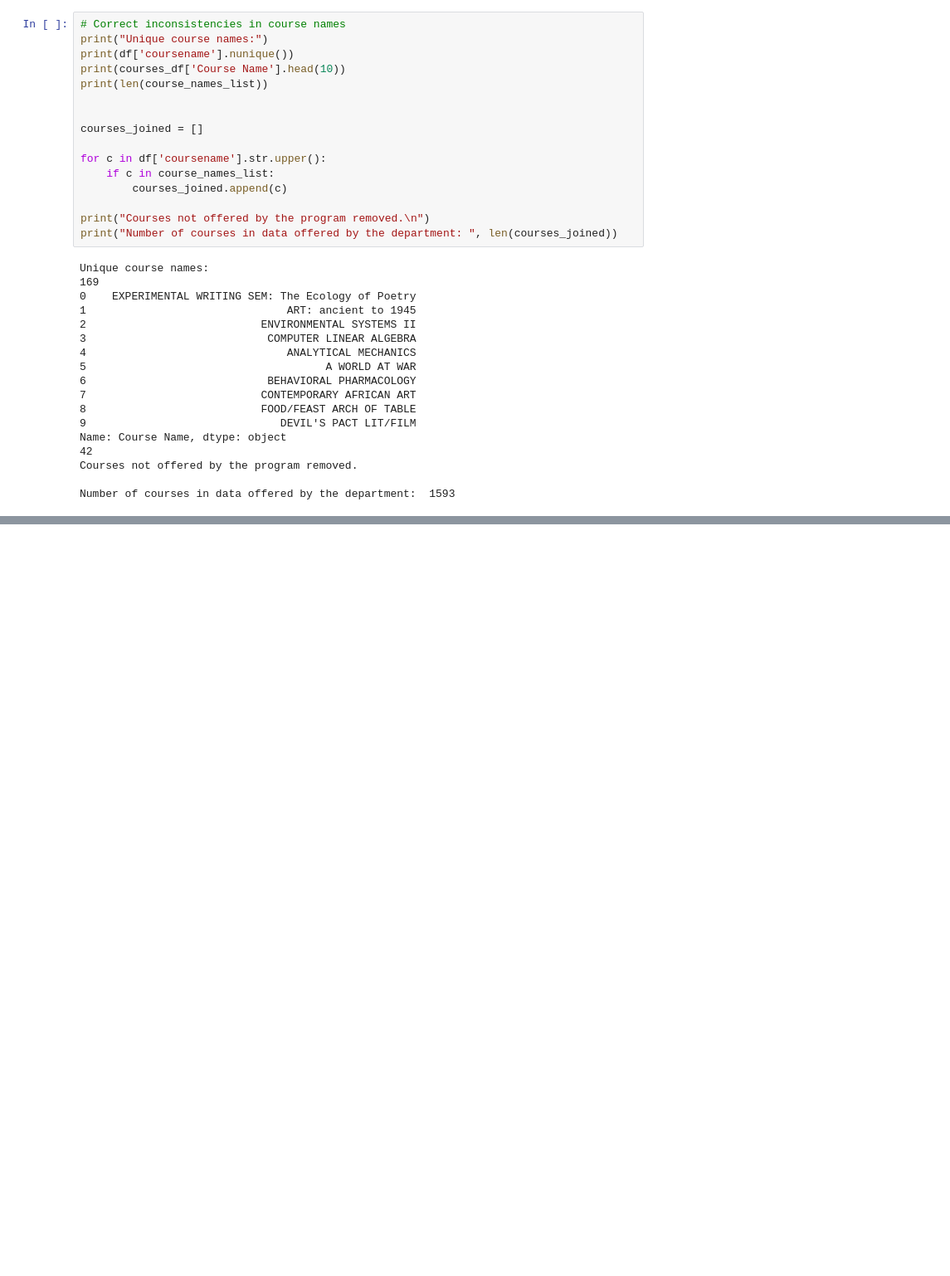
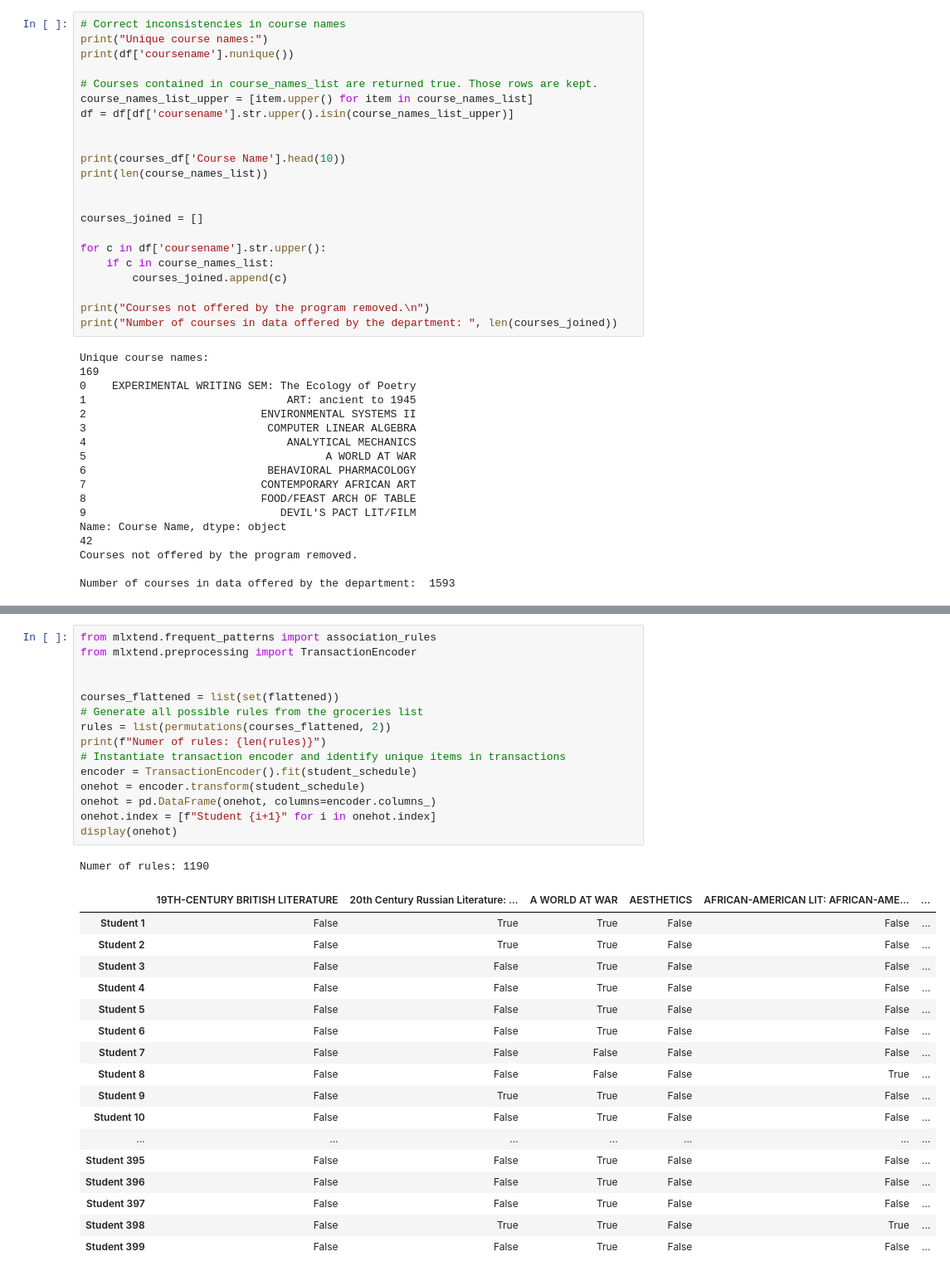
Before and after one commit to tymichaelx/Term-Project, a Jupyter notebook: Imhoff_TermProject - Draft 2.ipynb, the cells around one changed output, grey strips where cells are left out. Shown at 83% size. Saved outputs shown, nothing was run; the diff lists cells and outputs as text; blank space fills up the shorter version.

```diff
--- a/Imhoff_TermProject - Draft 2.ipynb
+++ b/Imhoff_TermProject - Draft 2.ipynb
@@ -116,6 +137,12 @@ Unique student names:
 # Correct inconsistencies in course names
 print("Unique course names:")
 print(df['coursename'].nunique())
+
+# Courses contained in course_names_list are returned true. Those rows are kept.
+course_names_list_upper = [item.upper() for item in course_names_list]
+df = df[df['coursename'].str.upper().isin(course_names_list_upper)]
+
+
 print(courses_df['Course Name'].head(10))
 print(len(course_names_list))
 
@@ -175,0 +226,34 @@ EVIDENCED BASED CRIME AND JUSTICE POLICY: 1
+# %%
+from mlxtend.frequent_patterns import association_rules
+from mlxtend.preprocessing import TransactionEncoder
+
+
+courses_flattened = list(set(flattened))
+# Generate all possible rules from the groceries list
+rules = list(permutations(courses_flattened, 2))
+print(f"Numer of rules: {len(rules)}")
+# Instantiate transaction encoder and identify unique items in transactions
+encoder = TransactionEncoder().fit(student_schedule)
+onehot = encoder.transform(student_schedule)
+onehot = pd.DataFrame(onehot, columns=encoder.columns_)
+onehot.index = [f"Student {i+1}" for i in onehot.index]
+display(onehot)
+# %% [output]
+Numer of rules: 1190
+|  | 19TH-CENTURY BRITISH LITERATURE | 20th Century Russian Literature: ... | A WORLD AT WAR | AESTHETICS | AFRICAN-AMERICAN LIT: AFRICAN-AME... | ... |
+| Student 1 | False | True | True | False | False | ... |
+| Student 2 | False | True | True | False | False | ... |
+| Student 3 | False | False | True | False | False | ... |
+| Student 4 | False | False | True | False | False | ... |
+| Student 5 | False | False | True | False | False | ... |
+| Student 6 | False | False | True | False | False | ... |
+| Student 7 | False | False | False | False | False | ... |
+| Student 8 | False | False | False | False | True | ... |
+| Student 9 | False | True | True | False | False | ... |
+| Student 10 | False | False | True | False | False | ... |
+| ... | ... | ... | ... | ... | ... | ... |
+| Student 395 | False | False | True | False | False | ... |
+| Student 396 | False | False | True | False | False | ... |
+| Student 397 | False | False | True | False | False | ... |
+| Student 398 | False | True | True | False | True | ... |
+| Student 399 | False | False | True | False | False | ... |
```
Also changed, not shown: parts of 11 cells of this notebook.
